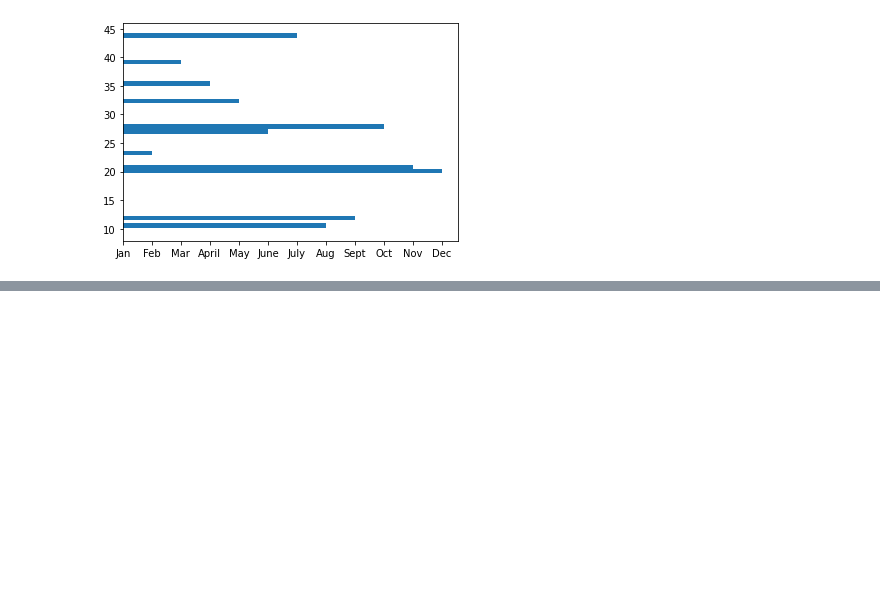
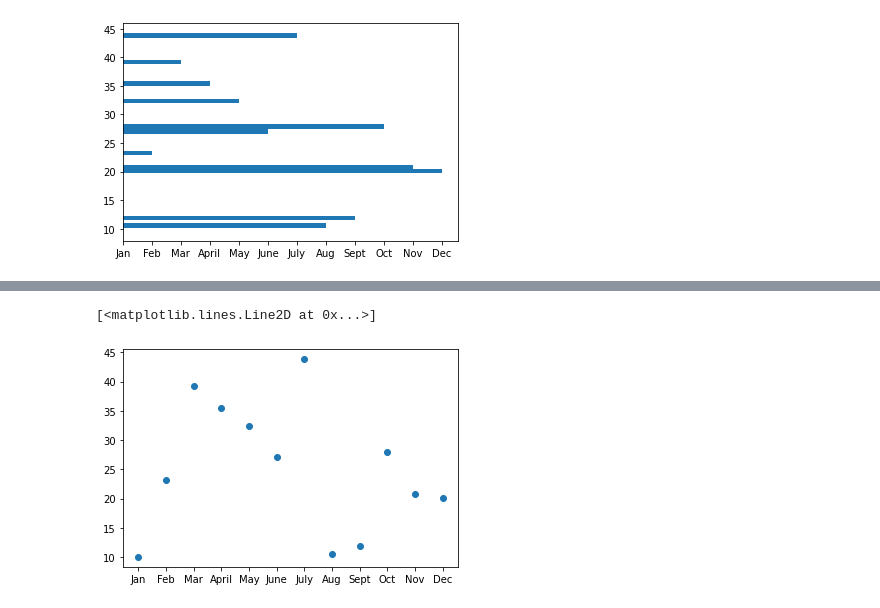
Before and after one commit to markmayo28/PyBer_Analysis, a Jupyter notebook: Matplotlib_practice.ipynb, the cells around one changed output, grey strips where cells are left out. Cells and saved outputs as stored; diff of their text form; code cells hidden in the pictures; blank space fills up the shorter version.

```diff
--- a/Matplotlib_practice.ipynb
+++ b/Matplotlib_practice.ipynb
@@ -196,0 +198,5 @@ ax.legend()
+# %%
+plt.plot(x_axis, y_axis, 'o')
+# %% [output]
+[<matplotlib.lines.Line2D at 0x...>]
+[figure, added]
```
Also changed, not shown: parts of 15 cells of this notebook, 6 other files.
